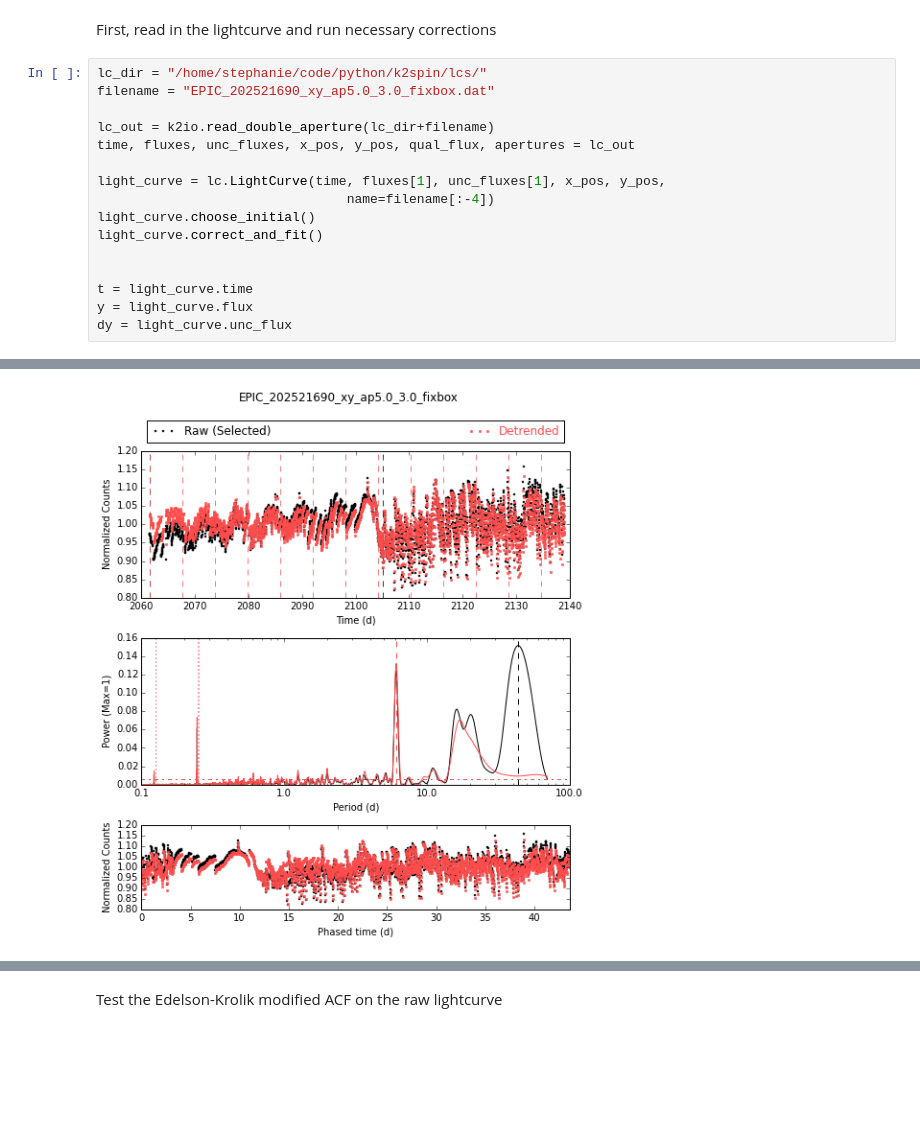
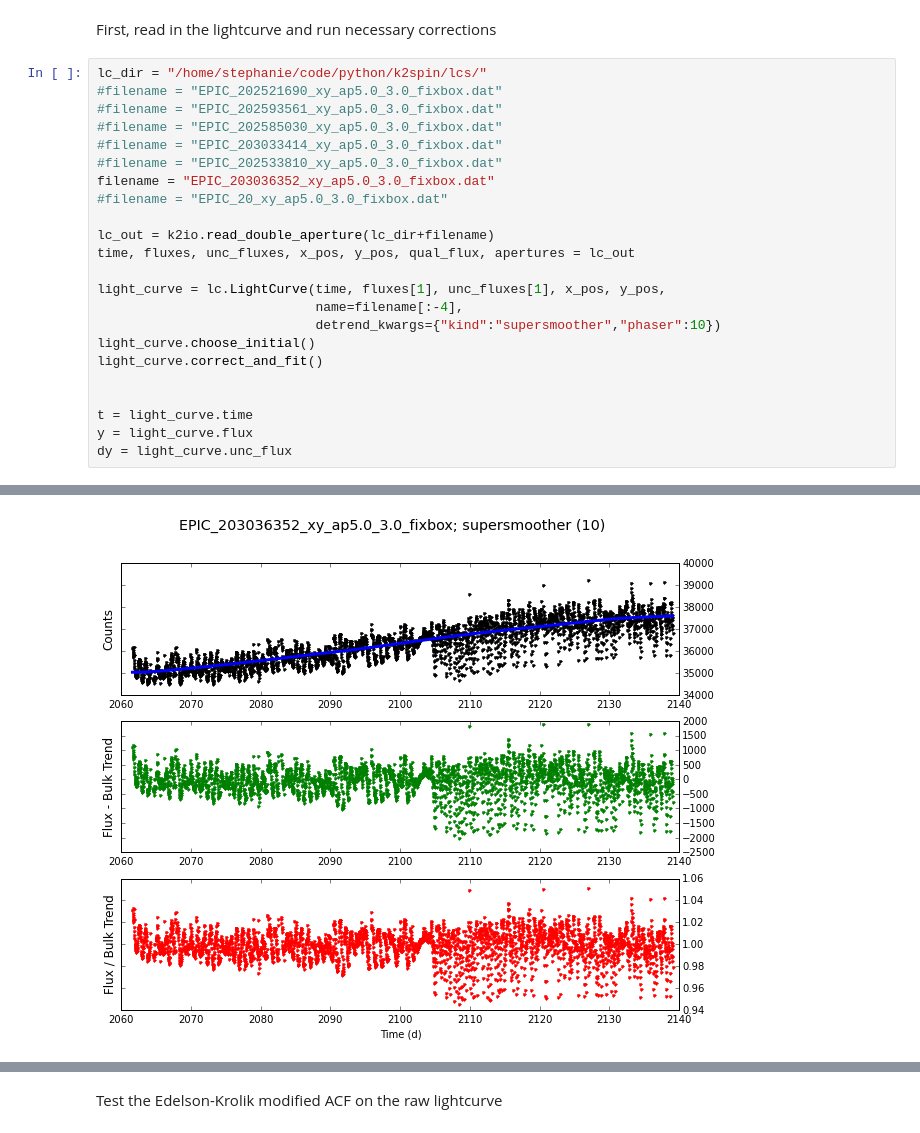
Before and after one commit to stephtdouglas/k2spin, a Jupyter notebook: acf.ipynb, the cells around one changed output, grey strips where cells are left out. Drawn from its saved outputs; the diff is of its cells as text; blank space fills up the shorter version.

```diff
--- a/acf.ipynb
+++ b/acf.ipynb
@@ -15,13 +15,20 @@ from k2spin import plot
 First, read in the lightcurve and run necessary corrections
 # %%
 lc_dir = "/home/stephanie/code/python/k2spin/lcs/"
-filename = "EPIC_202521690_xy_ap5.0_3.0_fixbox.dat"
+#filename = "EPIC_202521690_xy_ap5.0_3.0_fixbox.dat"
+#filename = "EPIC_202593561_xy_ap5.0_3.0_fixbox.dat"
+#filename = "EPIC_202585030_xy_ap5.0_3.0_fixbox.dat"
+#filename = "EPIC_203033414_xy_ap5.0_3.0_fixbox.dat"
+#filename = "EPIC_202533810_xy_ap5.0_3.0_fixbox.dat"
+filename = "EPIC_203036352_xy_ap5.0_3.0_fixbox.dat"
+#filename = "EPIC_20_xy_ap5.0_3.0_fixbox.dat"
 
 lc_out = k2io.read_double_aperture(lc_dir+filename)
 time, fluxes, unc_fluxes, x_pos, y_pos, qual_flux, apertures = lc_out
 
 light_curve = lc.LightCurve(time, fluxes[1], unc_fluxes[1], x_pos, y_pos,
-                                name=filename[:-4])
+                            name=filename[:-4],
+                            detrend_kwargs={"kind":"supersmoother","phaser":10})
 light_curve.choose_initial()
 light_curve.correct_and_fit()
 
@@ -34 +49 @@ WARNING:root:Selected lightcurve is not clean
-[figure, old version]
+[figure, new version]
```
Also changed, not shown: parts of 8 cells of this notebook.
